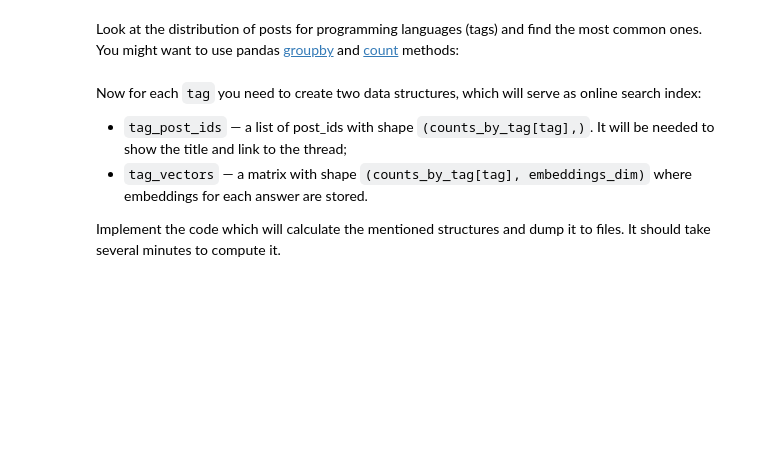
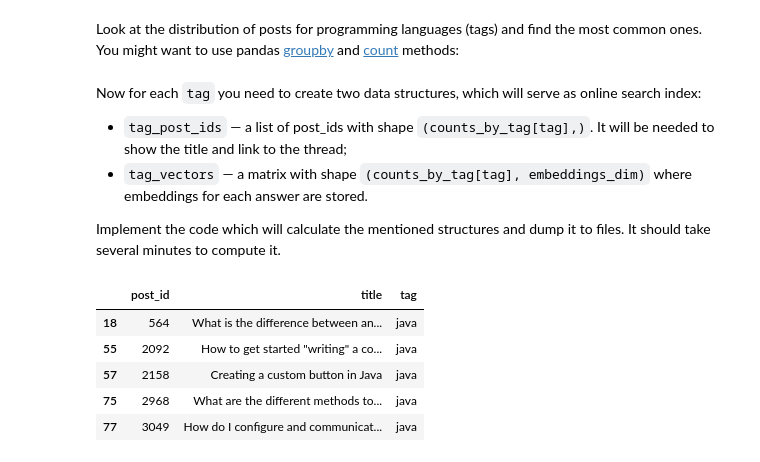
Before and after one commit to loganathan001/natural-language-processing, a Jupyter notebook: project/week5-project-sol-col.ipynb, the cells around one changed output. Saved outputs shown, nothing was run; the diff lists cells and outputs as text; code cells hidden in the pictures; blank space fills up the shorter version.

```diff
--- a/project/week5-project-sol-col.ipynb
+++ b/project/week5-project-sol-col.ipynb
@@ -270,6 +254,16 @@ Now for each `tag` you need to create two data structures, which will serve as o
 * `tag_vectors` — a matrix with shape `(counts_by_tag[tag], embeddings_dim)` where embeddings for each answer are stored.
 
 Implement the code which will calculate the mentioned structures and dump it to files. It should take several minutes to compute it.
+# %%
+tag_posts = posts_df[posts_df['tag'] == 'java']
+tag_posts.head()
+# %% [output]
+|  | post_id | title | tag |
+| 18 | 564 | What is the difference between an... | java |
+| 55 | 2092 | How to get started "writing" a co... | java |
+| 57 | 2158 | Creating a custom button in Java | java |
+| 75 | 2968 | What are the different methods to... | java |
+| 77 | 3049 | How do I configure and communicat... | java |
 # %%
 import os
 os.makedirs(RESOURCE_PATH['THREAD_EMBEDDINGS_FOLDER'], exist_ok=True)
```
Also changed, not shown: parts of 6 cells of this notebook.
